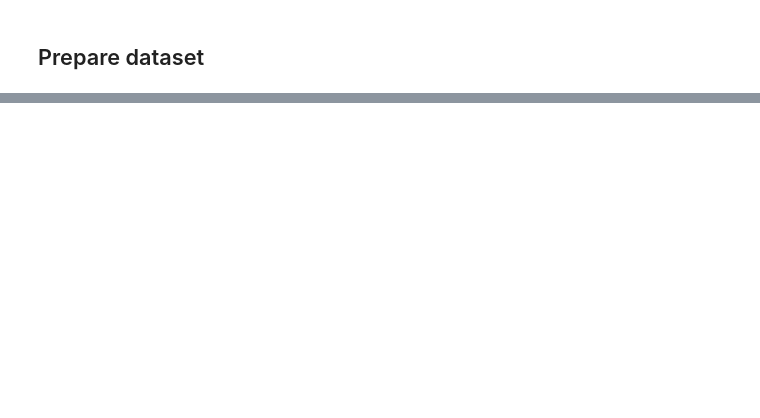
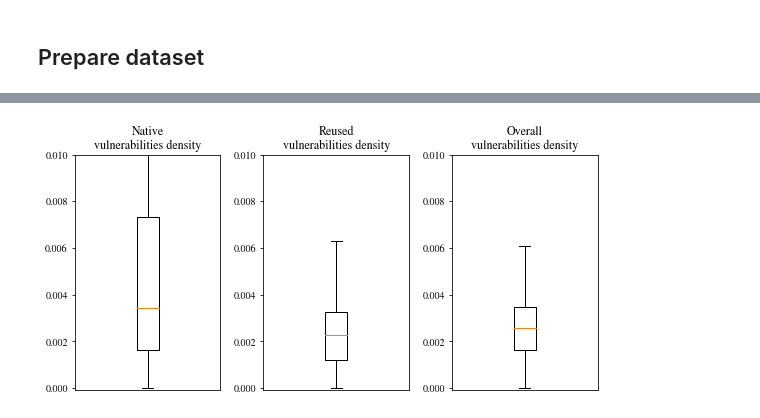
Before and after one commit to AntonisGkortzis/Vulnerabilities-in-Reused-Software, a Jupyter notebook: tooling/DataVisualization.ipynb, the cells around one changed output, grey strips where cells are left out. Cells and saved outputs as stored; diff of their text form; code cells hidden in the pictures; blank space fills up the shorter version.

```diff
--- a/tooling/DataVisualization.ipynb
+++ b/tooling/DataVisualization.ipynb
@@ -253,0 +546,32 @@ reused vulns :: 51744
+# %%
+import matplotlib
+import matplotlib.pyplot as plt
+
+%matplotlib inline
+
+matplotlib.rcParams['mathtext.fontset'] = 'custom'
+matplotlib.rcParams['mathtext.rm'] = 'Bitstream Vera Sans'
+matplotlib.rcParams['mathtext.it'] = 'Bitstream Vera Sans:italic'
+matplotlib.rcParams['mathtext.bf'] = 'Bitstream Vera Sans:bold'
+matplotlib.rcParams['font.family'] = 'STIXGeneral'
+
+fig, axs = plt.subplots(nrows=1, ncols=3, figsize=(8, 4), tight_layout = {'pad': 1})
+bp_vars = ['uv_ratio', 'dv_ratio', '#v_sloc'] #'reuse_ratio'
+labels = ['Native\nvulnerabilities density', 'Reused\nvulnerabilities density', 'Overall\nvulnerabilities density'] #'Reuse ratio',
+
+# Plot boxes
+for i in range(len(labels)):
+    bxp_df = df[bp_vars[i]]
+    axs[i].boxplot(bxp_df, showfliers=False)
+    axs[i].set_xticks([])
+    axs[i].set_ylim([-0.0001,0.0065])
+    axs[i].set_ylim([-0.0001,0.0100])
+    axs[i].set_title(labels[i])
+
+fig.subplots_adjust(hspace=0.1, wspace=0.5)
+
+plt.savefig("../../paper/figs/boxplots2.pdf")
+
+plt.show()
+# %% [output]
+[figure, added]
```
Also changed, not shown: parts of 74 cells of this notebook, 14 other files.
